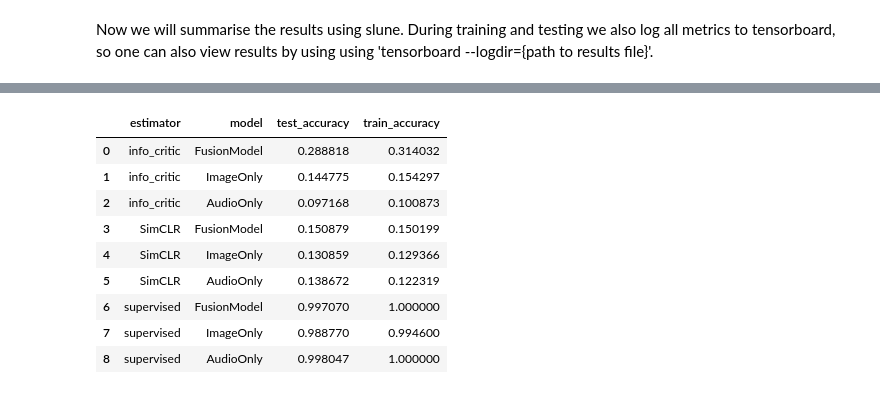
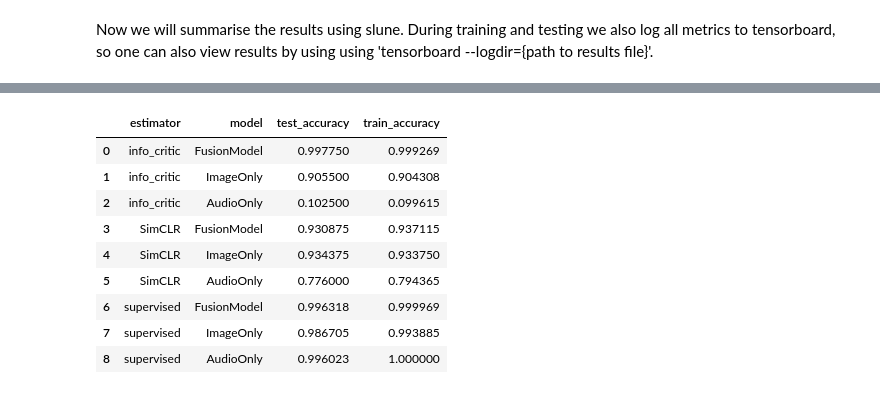
Before and after one commit to h-0-0/info_rank, a Jupyter notebook: notebooks/written_spoken.ipynb, the cells around one changed output, grey strips where cells are left out. Drawn from its saved outputs; the diff is of its cells as text; code cells hidden in the pictures.

```diff
--- a/notebooks/written_spoken.ipynb
+++ b/notebooks/written_spoken.ipynb
@@ -83,0 +50,34 @@ est_latex_table = est_df.to_latex(
+# %%
+csv_saver = get_csv_saver(params = None, root_dir = '../results')
+
+comparing_estimators = [
+    {'benchmark': 'written_spoken_digits', 'model': 'FusionModel', 'est': 'info_critic', 'output_dim': 64},
+    {'benchmark': 'written_spoken_digits', 'model': 'FusionModel', 'est' : 'SimCLR', 'output_dim': 64},
+    {'benchmark': 'written_spoken_digits', 'model': 'FusionModel', 'est': 'supervised', 'output_dim': 64},
+]
+
+estimator_results = []
+for config in comparing_estimators:
+    params, test_acc = csv_saver.read(params = config, metric_name = 'eval_test_acc', select_by ='max', avg=True)
+    params, train_acc = csv_saver.read(params = config, metric_name = 'eval_train_acc', select_by ='max', avg=True)
+    estimator_results.append({
+        'estimator': config['est'],
+        'test_accuracy': test_acc,
+        'train_accuracy': train_acc,
+    })
+
+est_df = pd.DataFrame(estimator_results)
+
+# Display the results
+display(est_df)
+
+# We also generate a latex table
+est_latex_table = est_df.to_latex(
+    index=False,
+    caption="Comparison of ML Model Performance Metrics",
+    label="tab:model_comparison",
+    position="htbp",
+    column_format="|l|l|l|l|",
+    float_format="{:0.2f}".format
+)
+print(est_latex_table)
@@ -97,44 +115,44 @@ comparing_modality = [
     {'benchmark': 'written_spoken_digits', 'model': 'ImageOnly', 'est': 'supervised', 'output_dim': 64},
     {'benchmark': 'written_spoken_digits', 'model': 'AudioOnly', 'est': 'supervised', 'output_dim': 64},
 ]
 
 modality_results = []
 for config in comparing_modality:
-    params, test_acc = csv_saver.read(params = config, metric_name = 'eval_test_accuracy', select_by ='max', avg=True)
-    params, train_acc = csv_saver.read(params = config, metric_name = 'eval_train_accuracy', select_by ='max', avg=True)
+    params, test_acc = csv_saver.read(params = config, metric_name = 'eval_test_acc', select_by ='max', avg=True)
+    params, train_acc = csv_saver.read(params = config, metric_name = 'eval_train_acc', select_by ='max', avg=True)
     modality_results.append({
         'estimator': config['est'],
         'model': config['model'],
         'test_accuracy': test_acc,
         'train_accuracy': train_acc,
     })
 
 modality_df = pd.DataFrame(modality_results)
 
 # Display the results
 display(modality_df)
 
 # We also generate a latex table
 modality_latex_table = modality_df.to_latex(
     index=False,
     caption="Comparison of ML Model Performance Metrics",
     label="tab:model_comparison",
     position="htbp",
     column_format="|l|l|l|l|",
     float_format="{:0.2f}".format
 )
 # print(modality_latex_table)
 # %% [output]
 |  | estimator | model | test_accuracy | train_accuracy |
-| 0 | info_critic | FusionModel | 0.288818 | 0.314032 |
-| 1 | info_critic | ImageOnly | 0.144775 | 0.154297 |
-| 2 | info_critic | AudioOnly | 0.097168 | 0.100873 |
-| 3 | SimCLR | FusionModel | 0.150879 | 0.150199 |
-| 4 | SimCLR | ImageOnly | 0.130859 | 0.129366 |
-| 5 | SimCLR | AudioOnly | 0.138672 | 0.122319 |
-| 6 | supervised | FusionModel | 0.997070 | 1.000000 |
-| 7 | supervised | ImageOnly | 0.988770 | 0.994600 |
-| 8 | supervised | AudioOnly | 0.998047 | 1.000000 |
+| 0 | info_critic | FusionModel | 0.997750 | 0.999269 |
+| 1 | info_critic | ImageOnly | 0.905500 | 0.904308 |
+| 2 | info_critic | AudioOnly | 0.102500 | 0.099615 |
+| 3 | SimCLR | FusionModel | 0.930875 | 0.937115 |
+| 4 | SimCLR | ImageOnly | 0.934375 | 0.933750 |
+| 5 | SimCLR | AudioOnly | 0.776000 | 0.794365 |
+| 6 | supervised | FusionModel | 0.996318 | 0.999969 |
+| 7 | supervised | ImageOnly | 0.986705 | 0.993885 |
+| 8 | supervised | AudioOnly | 0.996023 | 1.000000 |
 # %%
 csv_saver = get_csv_saver(params = None, root_dir = '../results')
 
```
Also changed, not shown: parts of 4 cells of this notebook, 16 other files.
